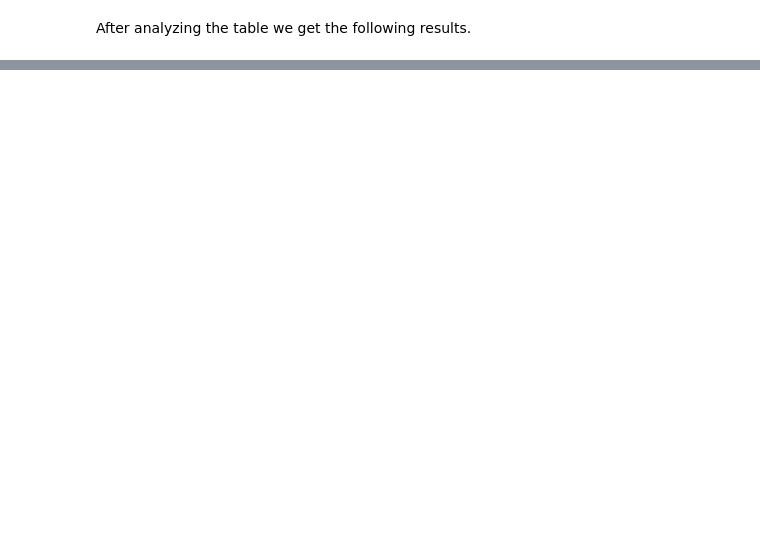
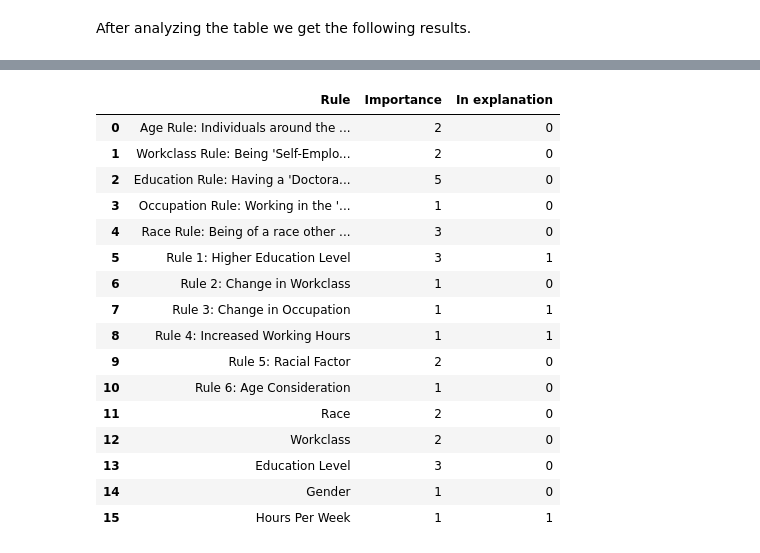
Before and after one commit to arturofredes/HI-AI-KDD24-LMM-4-CFs-Explanation, a Jupyter notebook: examples.ipynb, the cells around one changed output, grey strips where cells are left out. Drawn from its saved outputs; the diff is of its cells as text; code cells hidden in the pictures; blank space fills up the shorter version.

```diff
--- a/examples.ipynb
+++ b/examples.ipynb
@@ -219,0 +440,18 @@ Example exists in data:  True
+# %%
+exp_m = ToTLLMExplanation4CFs(model = model, #Load the model we want to explain
+                        model_description = """ML-system that predicts wether a person will earn more than 50k $ a year""", # brief explanation of the ML model
+                        backend='sklearn', # Framework used to build the model (used to generate counterfactuals)
+                        dataset_info=string_info(train_dataset.columns, helpers.get_adult_data_info()) , # string information about the dataset
+                        continuous_features=['age', 'hours_per_week'], # Necessary for the counterfactual generation
+                        outcome_name= 'income', #Necessary for counterfactual generation
+                        training_set=train_dataset, #Necessary for counterfactual generation
+                        test_set= test_dataset, #Necessary to  check novelty of the evaluation example
+                        llm='gpt-4o', #LLM used, works with Langchain
+                        prompt_type='zero', # zero or one
+                        n_counterfactuals=5, #Number of counterfactuals used in the explanation
+                        user_input=False, #Human in the loop helping select the causes
+                        branches = 3
+                    )
+exp_m.fit()
+
+out, explanation, code2, final_cf, code3, final_df, prediction, n_rules,rules_followed, first_rule, second_rule,third_rule, in_data = exp_m.explain_evaluate(user_data = test_df.iloc[[1]], verbose = False,return_all=True)
@@ -219,0 +552,20 @@ Example exists in data:  True
+# %%
+final_df
+# %% [output]
+|  | Rule | Importance | In explanation |
+| 0 | Age Rule: Individuals around the ... | 2 | 0 |
+| 1 | Workclass Rule: Being 'Self-Emplo... | 2 | 0 |
+| 2 | Education Rule: Having a 'Doctora... | 5 | 0 |
+| 3 | Occupation Rule: Working in the '... | 1 | 0 |
+| 4 | Race Rule: Being of a race other ... | 3 | 0 |
+| 5 | Rule 1: Higher Education Level | 3 | 1 |
+| 6 | Rule 2: Change in Workclass | 1 | 0 |
+| 7 | Rule 3: Change in Occupation | 1 | 1 |
+| 8 | Rule 4: Increased Working Hours | 1 | 1 |
+| 9 | Rule 5: Racial Factor | 2 | 0 |
+| 10 | Rule 6: Age Consideration | 1 | 0 |
+| 11 | Race | 2 | 0 |
+| 12 | Workclass | 2 | 0 |
+| 13 | Education Level | 3 | 0 |
+| 14 | Gender | 1 | 0 |
+| 15 | Hours Per Week | 1 | 1 |
```
Also changed, not shown: parts of 46 cells of this notebook, 7 other files.
